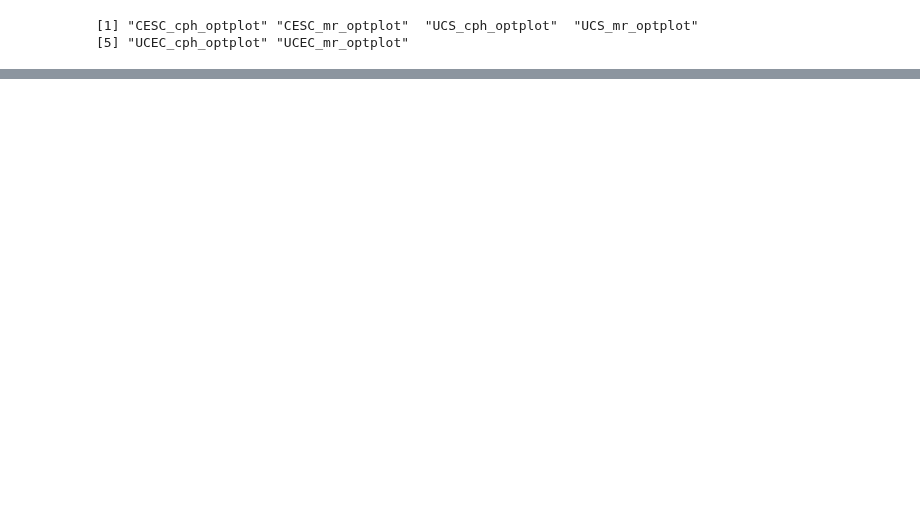
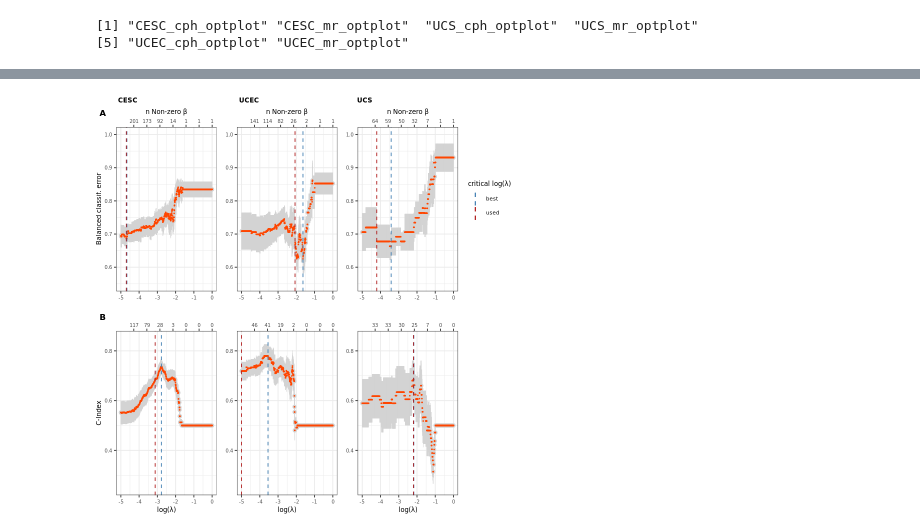
Before and after one commit to fogg-lab/characterizing-ecm-transcriptome-of-endometriosis, a Jupyter notebook: figures/figure_S3.ipynb, the cells around one changed output, grey strips where cells are left out. Drawn from its saved outputs; the diff is of its cells as text; code cells hidden in the pictures; blank space fills up the shorter version.

```diff
--- a/figures/figure_S3.ipynb
+++ b/figures/figure_S3.ipynb
@@ -61,0 +134,10 @@ plot_grid(
+# %%
+figS3 <- plot_grid(
+    glmnet_grid,
+    plot_grid(get_legend(optplot_fig_list[[1]] + theme(legend.position = "right")), NULL, nrow = 2),
+    ncol = 2,
+    rel_widths = c(1, 0.16)
+)
+figS3
+# %% [output]
+[figure, added]
```
Also changed, not shown: parts of 7 cells of this notebook, 2 other files.
